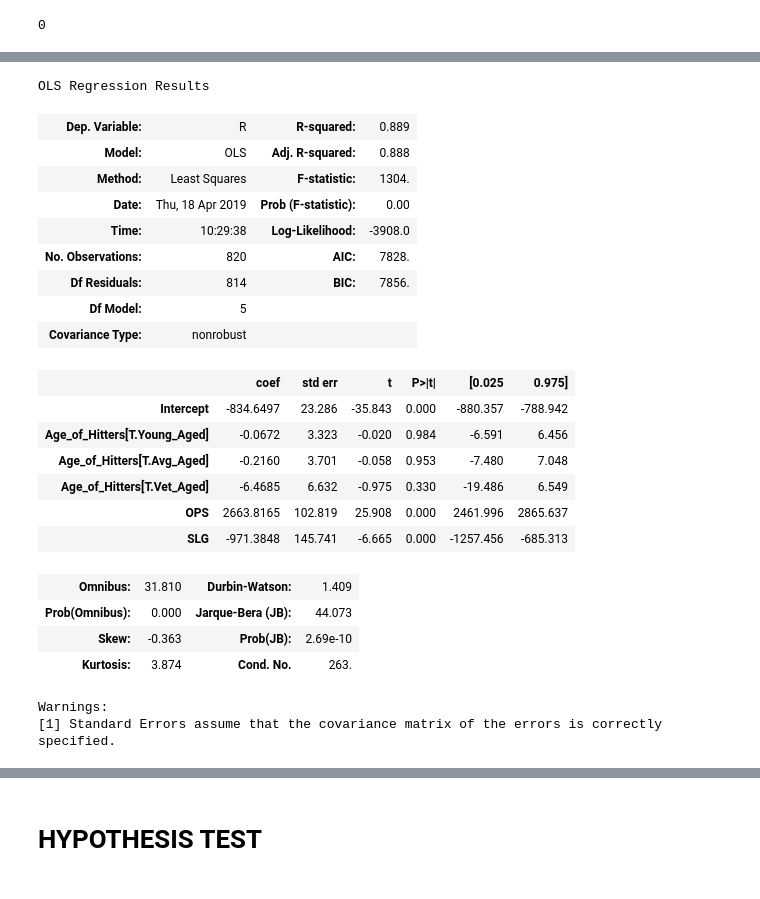
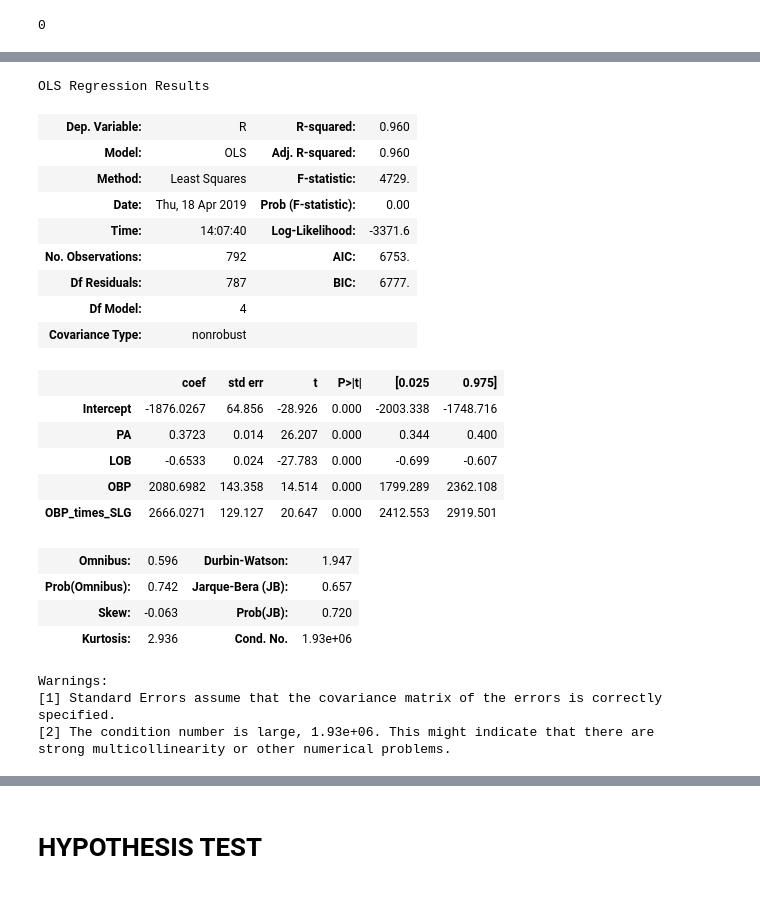
Before and after one commit to AustinKrause/mlb-runs-predictor, a Jupyter notebook: EDA_1.ipynb, the cells around one changed output, grey strips where cells are left out. Drawn from its saved outputs; the diff is of its cells as text; code cells hidden in the pictures.

Commit message:
continued work on EDA with regression model

```diff
--- a/EDA_1.ipynb
+++ b/EDA_1.ipynb
@@ -36,9 +44,9 @@ import missingno as msno
 #msno.matrix(compiled_df.iloc[:,:19])
 # %%
 #reorder columns and drop redundant columns
-df = df[['Tm_x','Abv', 'Year', 'W', 'L', 'W-L%', 'GB', 'BatAge', '#Bat', 'G', 'AB', 'PA', 'R', 'R/G',
-            'H', '2B', '3B', 'HR', 'RBI', 'TB', 'BA', 'BB', 'OBP', 'SLG', 'OPS', 'OPS+', 'SO', 'SB', 'CS',
-            'GDP', 'HBP', 'SH', 'SF', 'IBB', 'LOB']]
+# df = df[['Tm_x','Abv', 'Year', 'W', 'L', 'W-L%', 'GB', 'BatAge', '#Bat', 'G', 'AB', 'PA', 'R', 'R/G',
+#             'H', '2B', '3B', 'HR', 'RBI', 'TB', 'BA', 'BB', 'OBP', 'SLG', 'OPS', 'OPS+', 'SO', 'SB', 'CS',
+#             'GDP', 'HBP', 'SH', 'SF', 'IBB', 'LOB']]
 # %%
 #check for any NaN values
 df.isnull().any().sum()
@@ -185,2 +66,9 @@ predict_runs_scored(6441, .424, .341, 41, 1187)
+# %%
+#create column for interaction of OBP*SLG
+df['OBP_times_SLG'] = df.OBP*df.SLG
 # %%
 df['Age_of_Hitters'] = pd.cut(df.BatAge,4, labels=["Rookies", "Young_Aged", "Avg_Aged", "Vet_Aged"])
+# %%
+#drop rows where year is 1994/1995 due to MLB strike
+df = df[df.Year != 1994]
+df = df[df.Year != 1995]
@@ -187,27 +167,28 @@ df['Age_of_Hitters'] = pd.cut(df.BatAge,4, labels=["Rookies", "Young_Aged", "Avg
 # %%
-model_2 = ols(formula='R~OPS+SLG+Age_of_Hitters', data=df).fit()
-model_2.summary()
+model = ols(formula='R ~ PA + LOB + OBP + OBP_times_SLG', data=df).fit()
+model.summary()
 # %% [output]
 OLS Regression Results
-| Dep. Variable: | R | R-squared: | 0.889 |
-| Model: | OLS | Adj. R-squared: | 0.888 |
-| Method: | Least Squares | F-statistic: | 1304. |
+| Dep. Variable: | R | R-squared: | 0.960 |
+| Model: | OLS | Adj. R-squared: | 0.960 |
+| Method: | Least Squares | F-statistic: | 4729. |
 | Date: | Thu, 18 Apr 2019 | Prob (F-statistic): | 0.00 |
-| Time: | 10:29:38 | Log-Likelihood: | -3908.0 |
-| No. Observations: | 820 | AIC: | 7828. |
-| Df Residuals: | 814 | BIC: | 7856. |
-| Df Model: | 5 |  |  |
+| Time: | 14:07:40 | Log-Likelihood: | -3371.6 |
+| No. Observations: | 792 | AIC: | 6753. |
+| Df Residuals: | 787 | BIC: | 6777. |
+| Df Model: | 4 |  |  |
 | Covariance Type: | nonrobust |  |  |
 |  | coef | std err | t | P>|t| | [0.025 | 0.975] |
-| Intercept | -834.6497 | 23.286 | -35.843 | 0.000 | -880.357 | -788.942 |
-| Age_of_Hitters[T.Young_Aged] | -0.0672 | 3.323 | -0.020 | 0.984 | -6.591 | 6.456 |
-| Age_of_Hitters[T.Avg_Aged] | -0.2160 | 3.701 | -0.058 | 0.953 | -7.480 | 7.048 |
-| Age_of_Hitters[T.Vet_Aged] | -6.4685 | 6.632 | -0.975 | 0.330 | -19.486 | 6.549 |
-| OPS | 2663.8165 | 102.819 | 25.908 | 0.000 | 2461.996 | 2865.637 |
-| SLG | -971.3848 | 145.741 | -6.665 | 0.000 | -1257.456 | -685.313 |
+| Intercept | -1876.0267 | 64.856 | -28.926 | 0.000 | -2003.338 | -1748.716 |
+| PA | 0.3723 | 0.014 | 26.207 | 0.000 | 0.344 | 0.400 |
+| LOB | -0.6533 | 0.024 | -27.783 | 0.000 | -0.699 | -0.607 |
+| OBP | 2080.6982 | 143.358 | 14.514 | 0.000 | 1799.289 | 2362.108 |
+| OBP_times_SLG | 2666.0271 | 129.127 | 20.647 | 0.000 | 2412.553 | 2919.501 |
-| Omnibus: | 31.810 | Durbin-Watson: | 1.409 |
-| Prob(Omnibus): | 0.000 | Jarque-Bera (JB): | 44.073 |
-| Skew: | -0.363 | Prob(JB): | 2.69e-10 |
-| Kurtosis: | 3.874 | Cond. No. | 263. |
+| Omnibus: | 0.596 | Durbin-Watson: | 1.947 |
+| Prob(Omnibus): | 0.742 | Jarque-Bera (JB): | 0.657 |
+| Skew: | -0.063 | Prob(JB): | 0.720 |
+| Kurtosis: | 2.936 | Cond. No. | 1.93e+06 |
 Warnings:
 [1] Standard Errors assume that the covariance matrix of the errors is correctly specified.
+[2] The condition number is large, 1.93e+06. This might indicate that there are
+strong multicollinearity or other numerical problems.
```
Also changed, not shown: parts of 49 cells of this notebook.
